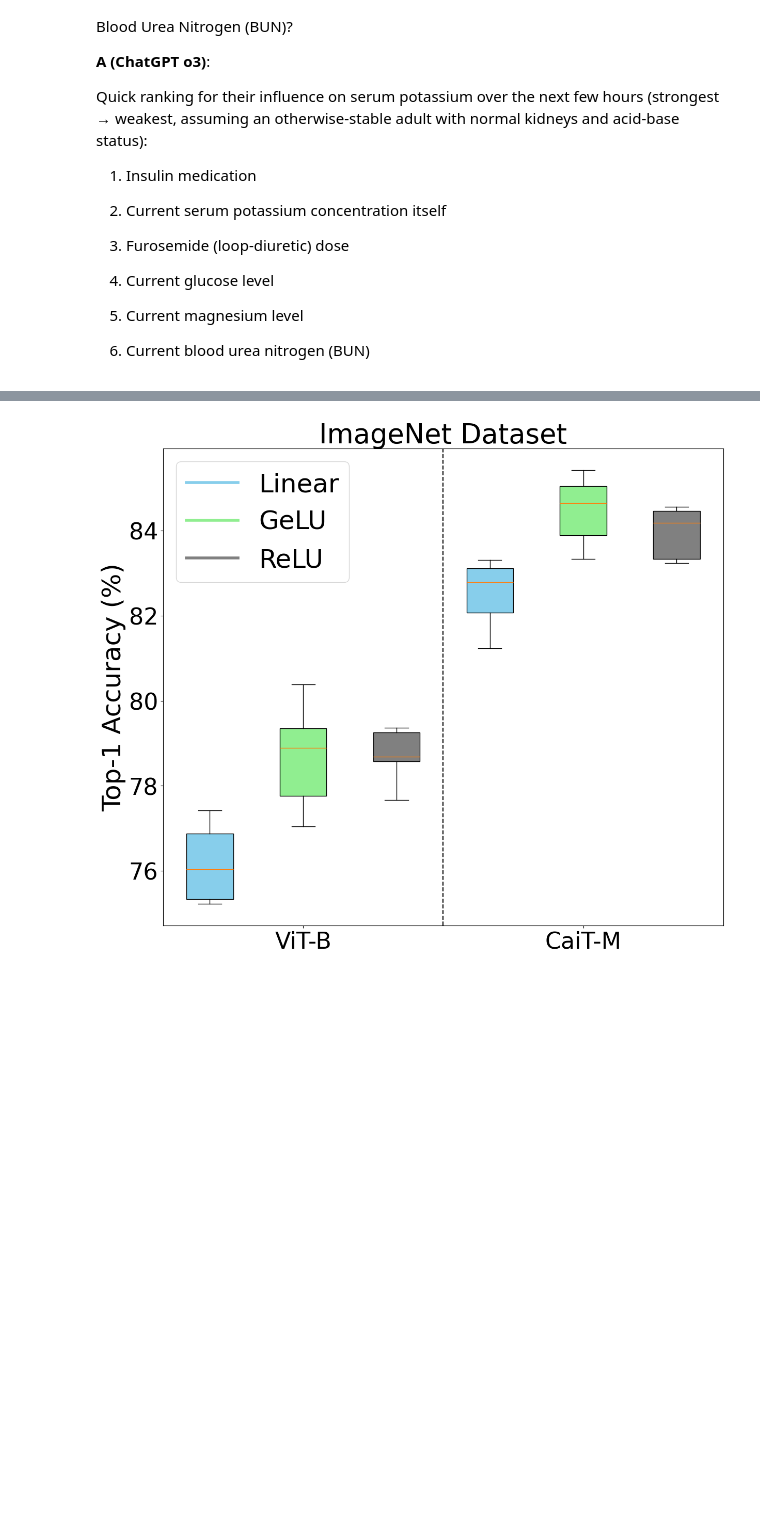
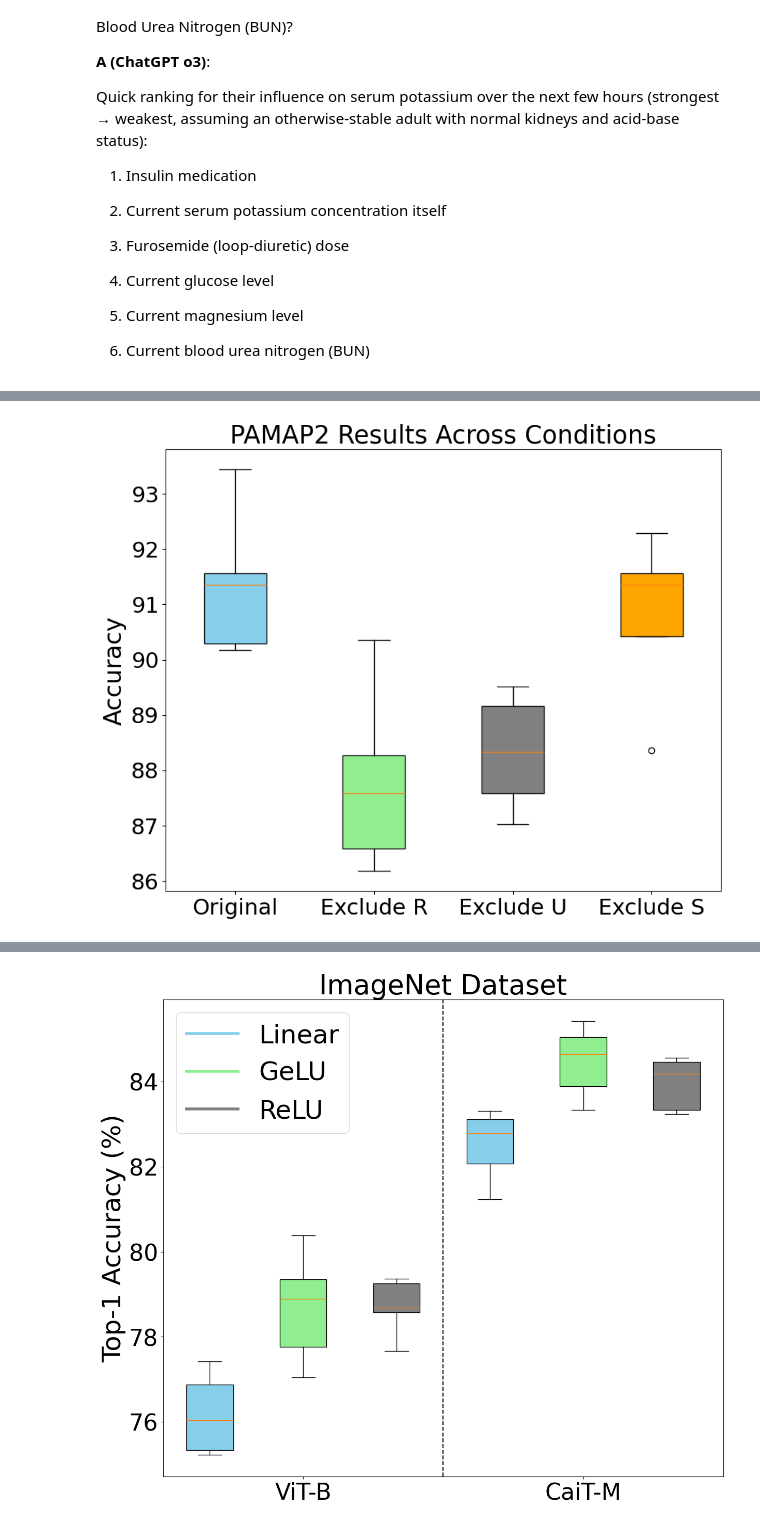
Before and after one commit to aaronhan223/dami, a Jupyter notebook: src/plots/analyze_mimiciv_rus.ipynb, the cells around one changed output, grey strips where cells are left out. Saved outputs shown, nothing was run; the diff lists cells and outputs as text; code cells hidden in the pictures; blank space fills up the shorter version.

```diff
--- a/src/plots/analyze_mimiciv_rus.ipynb
+++ b/src/plots/analyze_mimiciv_rus.ipynb
@@ -361,0 +638,30 @@ plt.show()
+# %%
+data = {
+    "Original": [91.57, 91.36, 90.18, 90.29, 93.44],
+    "Exclude R": [90.36, 88.27, 86.59, 87.58, 86.18],
+    "Exclude U": [89.16, 89.52, 87.59, 88.33, 87.02],
+    "Exclude S": [91.36, 92.29, 88.36, 90.42, 91.56],
+}
+
+# Create boxplot
+fig, ax = plt.subplots(figsize=(10,8))
+ax.boxplot(data.values(), labels=data.keys(), patch_artist=True) # different color
+colors = ['skyblue', 'lightgreen', 'gray', 'orange']
+for patch, color in zip(ax.artists if hasattr(ax, 'artists') and ax.artists else ax.patches if hasattr(ax, 'patches') and ax.patches else ax.boxes if hasattr(ax, 'boxes') and ax.boxes else ax['boxes'] if isinstance(ax, dict) and 'boxes' in ax else [], colors):
+    patch.set_facecolor(color)
+# For standard matplotlib boxplot, use:
+for patch, color in zip(ax.boxes if hasattr(ax, 'boxes') else ax.artists, colors):
+    patch.set_facecolor(color)
+
+# Styling
+ax.set_ylabel("Accuracy", fontsize=24)
+ax.set_title("PAMAP2 Results Across Conditions", fontsize=25)
+ax.tick_params(axis='x', labelsize=22)
+ax.tick_params(axis='y', labelsize=22)
+
+plt.grid(False)
+fig.savefig("./pamap2_results_across_conditions.pdf", format="pdf", bbox_inches="tight")
+
+plt.show()
+# %% [output]
+[figure, added]
```
Also changed, not shown: parts of 22 cells of this notebook, 3 other files.
